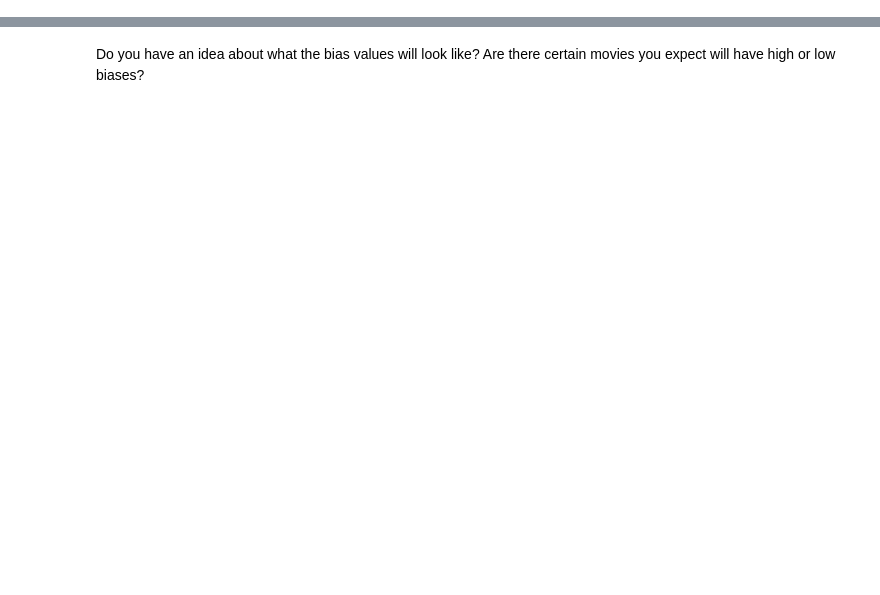
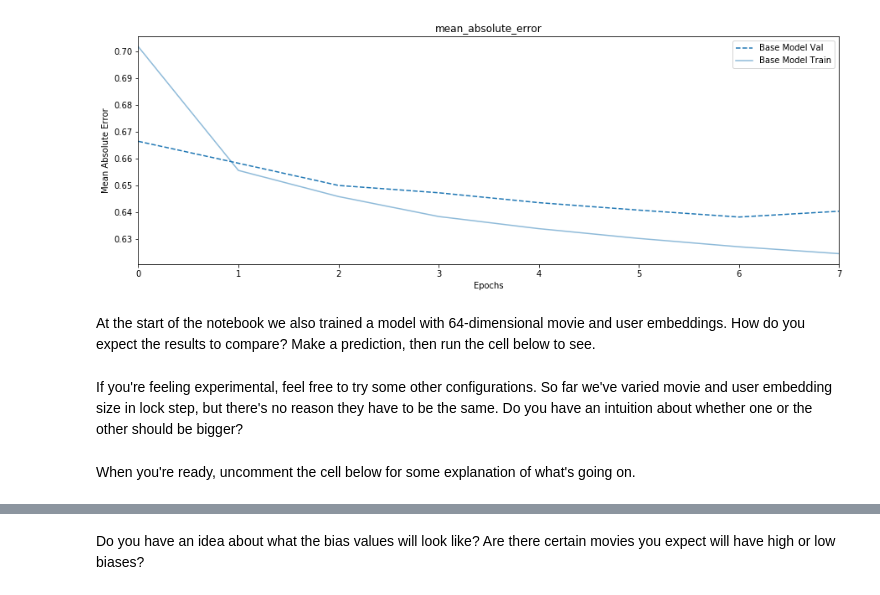
Before and after one commit to Kaggle/learntools, a Jupyter notebook: notebooks/embeddings/raw/1-exercises.ipynb, the cells around one changed output, grey strips where cells are left out. Cells and saved outputs as stored; diff of their text form; code cells hidden in the pictures; blank space fills up the shorter version.

```diff
--- a/notebooks/embeddings/raw/1-exercises.ipynb
+++ b/notebooks/embeddings/raw/1-exercises.ipynb
@@ -75,0 +125,28 @@ Finished in 23.2s
+# %%
+history_FS = (15, 5)
+def plot_history(histories, keys=('mean_absolute_error',), train=True, figsize=history_FS):
+    if isinstance(histories, tf.keras.callbacks.History):
+        histories = [ ('', histories) ]
+    for key in keys:
+        plt.figure(figsize=history_FS)
+        for name, history in histories:
+            val = plt.plot(history.epoch, history.history['val_'+key],
+                           '--', label=str(name).title()+' Val')
+            if train:
+                plt.plot(history.epoch, history.history[key], color=val[0].get_color(), alpha=.5,
+                         label=str(name).title()+' Train')
+
+        plt.xlabel('Epochs')
+        plt.ylabel(key.replace('_',' ').title())
+        plt.legend()
+        plt.title(key)
+
+        plt.xlim([0,max(max(history.epoch) for (_, history) in histories)])
+
+plot_history([
+    ('base model', history_8),
+])
+# %% [output]
+[figure, added]
+# %% [markdown]
+At the start of the notebook we also trained a model with 64-dimensional movie and user embeddings. How do you expect the results to compare? Make a prediction, then run the cell below to see.
@@ -75,0 +158,2 @@ Finished in 23.2s
+# %% [markdown]
+If you're feeling experimental, feel free to try some other configurations. So far we've varied movie and user embedding size in lock step, but there's no reason they have to be the same. Do you have an intuition about whether one or the other should be bigger?
@@ -75,0 +163,2 @@ Finished in 23.2s
+# %% [markdown]
+When you're ready, uncomment the cell below for some explanation of what's going on.
```
Also changed, not shown: parts of 32 cells of this notebook, 1 other file.
